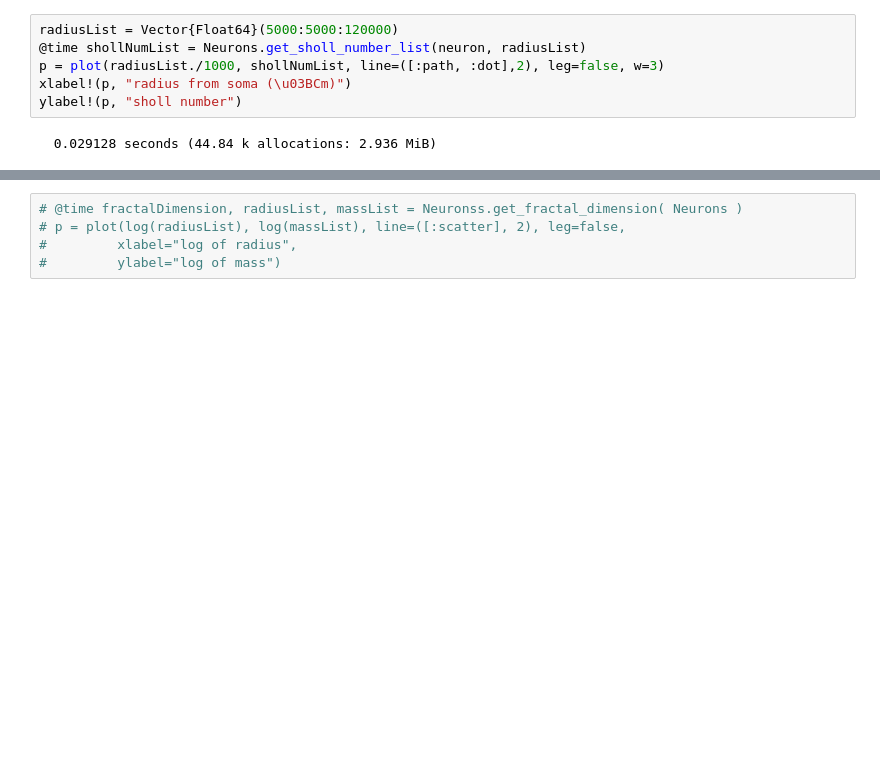
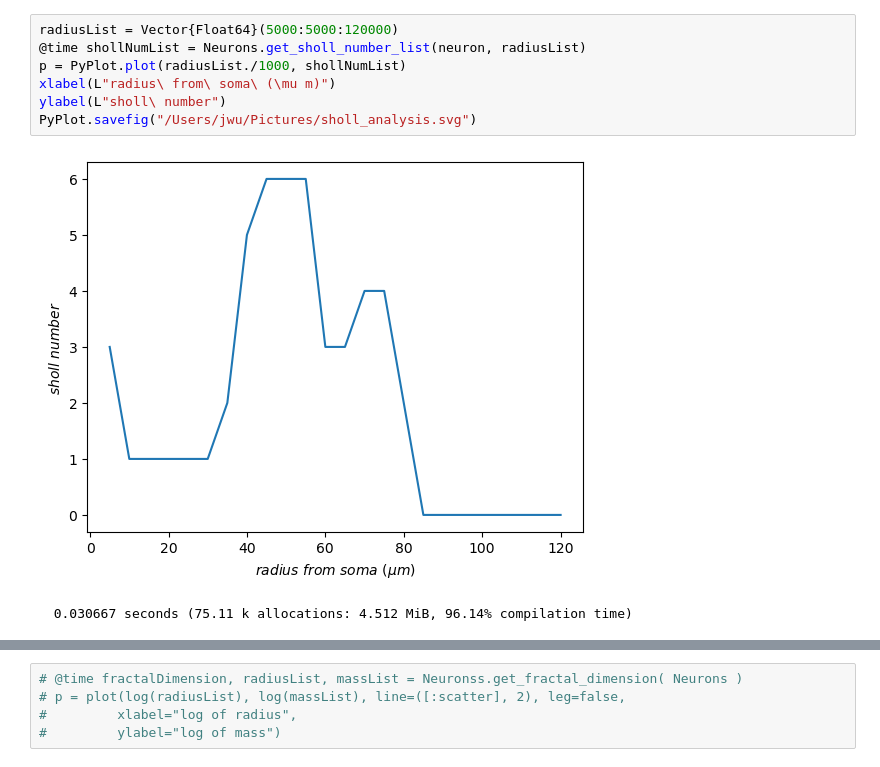
Before and after one commit to xiuliren/realneuralnetworks-notebook, a Jupyter notebook: 35_morphological_analysis/single_neuron_analysis.ipynb, the cells around one changed output, grey strips where cells are left out. Saved outputs shown, nothing was run; the diff lists cells and outputs as text; blank space fills up the shorter version.

```diff
--- a/35_morphological_analysis/single_neuron_analysis.ipynb
+++ b/35_morphological_analysis/single_neuron_analysis.ipynb
@@ -104,8 +90,10 @@ ylabel!(p, "count of branches")
 # %%
 radiusList = Vector{Float64}(5000:5000:120000)
 @time shollNumList = Neurons.get_sholl_number_list(neuron, radiusList)
-p = plot(radiusList./1000, shollNumList, line=([:path, :dot],2), leg=false, w=3)
-xlabel!(p, "radius from soma (\u03BCm)")
-ylabel!(p, "sholl number")
+p = PyPlot.plot(radiusList./1000, shollNumList)
+xlabel(L"radius\ from\ soma\ (\mu m)")
+ylabel(L"sholl\ number")
+PyPlot.savefig("/Users/jwu/Pictures/sholl_analysis.svg")
 # %% [output]
+[figure, added]
-  0.029128 seconds (44.84 k allocations: 2.936 MiB)
+  0.030667 seconds (75.11 k allocations: 4.512 MiB, 96.14% compilation time)
```
Also changed, not shown: parts of 17 cells of this notebook, 20 other files.
